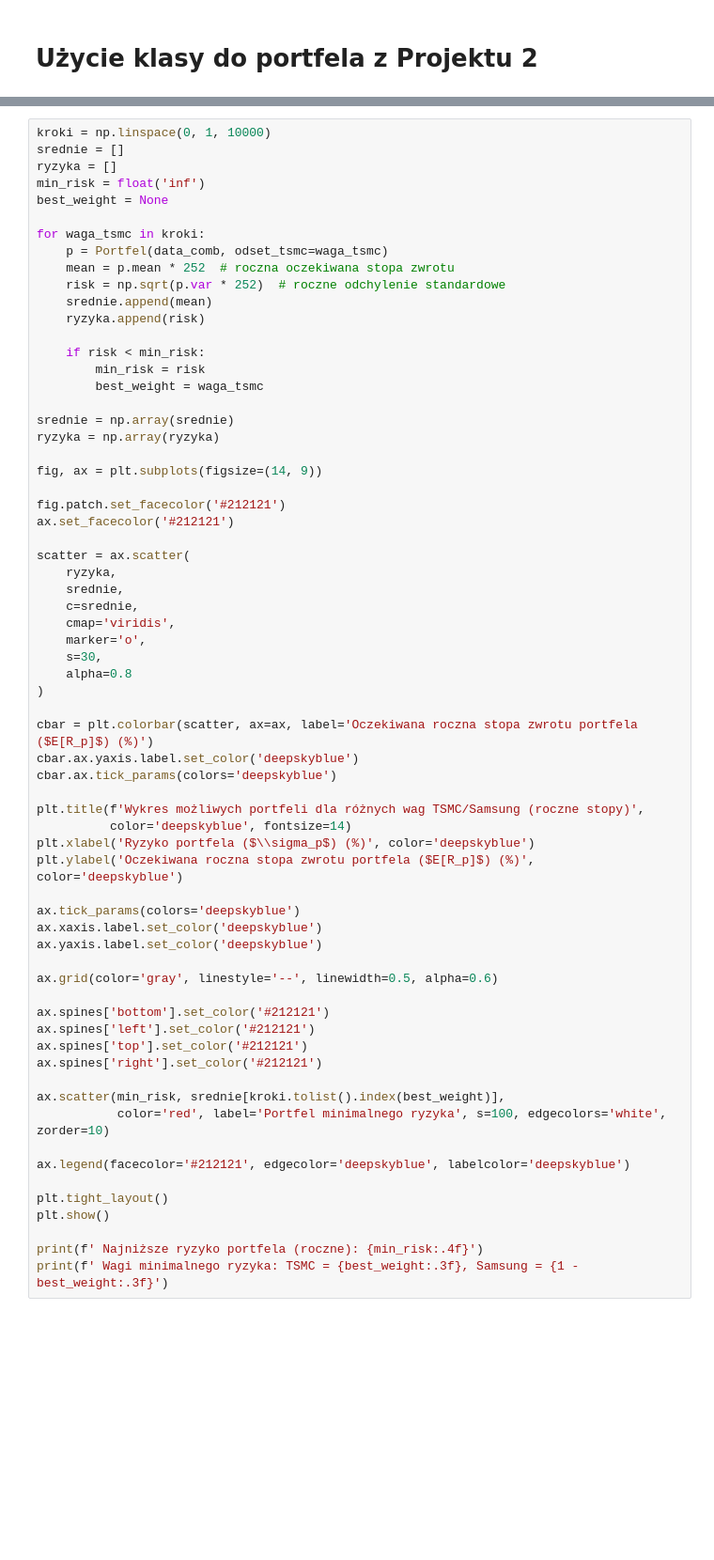
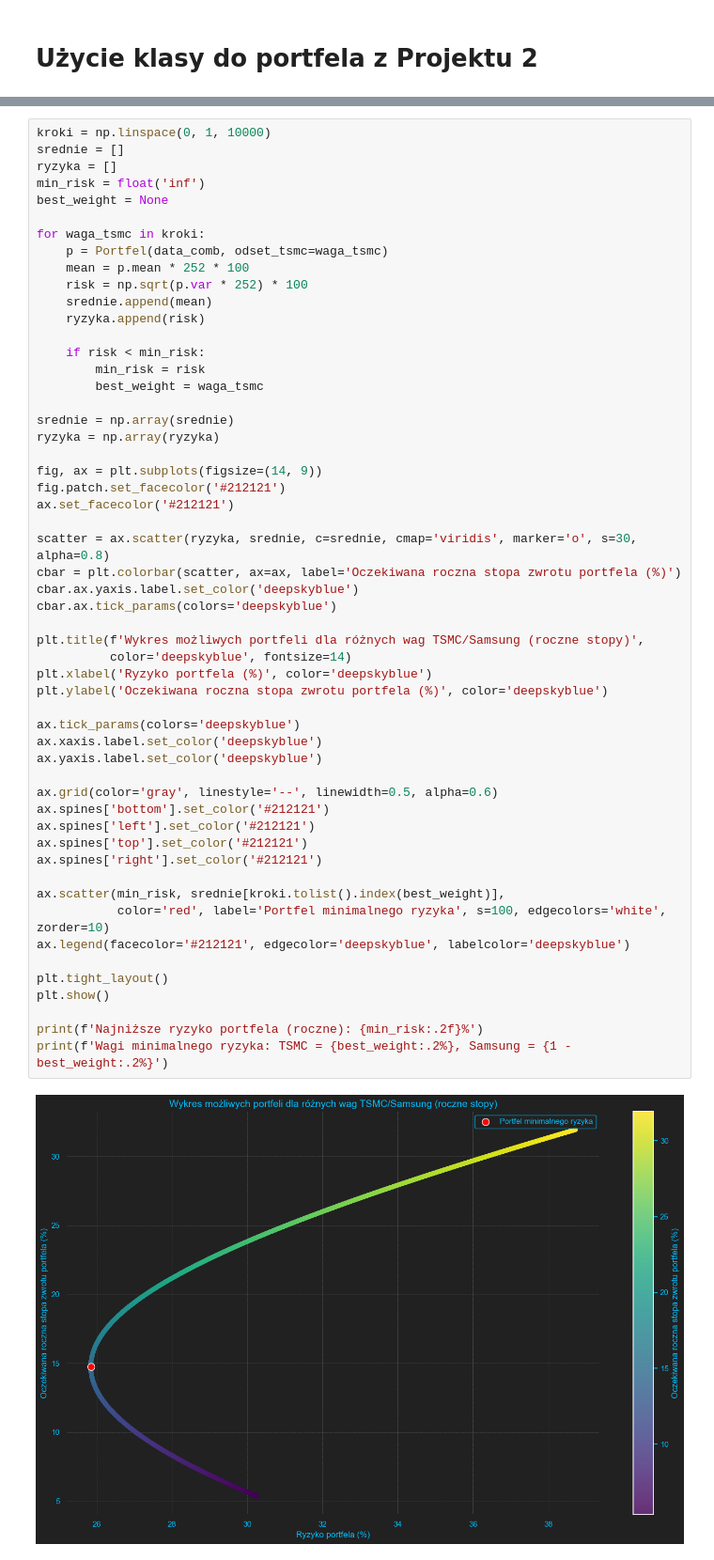
Before and after one commit to mathieuboro/nvidia_risk_management, a Jupyter notebook: projekt-4.ipynb, the cells around one changed output, grey strips where cells are left out. Shown at 94% size. Drawn from its saved outputs; the diff is of its cells as text; blank space fills up the shorter version.

```diff
--- a/projekt-4.ipynb
+++ b/projekt-4.ipynb
@@ -201,8 +176,8 @@ best_weight = None
 
 for waga_tsmc in kroki:
     p = Portfel(data_comb, odset_tsmc=waga_tsmc)
-    mean = p.mean * 252  # roczna oczekiwana stopa zwrotu
-    risk = np.sqrt(p.var * 252)  # roczne odchylenie standardowe
+    mean = p.mean * 252 * 100
+    risk = np.sqrt(p.var * 252) * 100
     srednie.append(mean)
     ryzyka.append(risk)
 
@@ -214,48 +189,37 @@ srednie = np.array(srednie)
 ryzyka = np.array(ryzyka)
 
 fig, ax = plt.subplots(figsize=(14, 9))
-
 fig.patch.set_facecolor('#212121')
 ax.set_facecolor('#212121')
 
-scatter = ax.scatter(
-    ryzyka,
-    srednie,
-    c=srednie,
-    cmap='viridis',
-    marker='o',
-    s=30,
-    alpha=0.8
-)
-
-cbar = plt.colorbar(scatter, ax=ax, label='Oczekiwana roczna stopa zwrotu portfela ($E[R_p]$) (%)')
+scatter = ax.scatter(ryzyka, srednie, c=srednie, cmap='viridis', marker='o', s=30, alpha=0.8)
+cbar = plt.colorbar(scatter, ax=ax, label='Oczekiwana roczna stopa zwrotu portfela (%)')
 cbar.ax.yaxis.label.set_color('deepskyblue')
 cbar.ax.tick_params(colors='deepskyblue')
 
 plt.title(f'Wykres możliwych portfeli dla różnych wag TSMC/Samsung (roczne stopy)',
           color='deepskyblue', fontsize=14)
-plt.xlabel('Ryzyko portfela ($\\sigma_p$) (%)', color='deepskyblue')
-plt.ylabel('Oczekiwana roczna stopa zwrotu portfela ($E[R_p]$) (%)', color='deepskyblue')
+plt.xlabel('Ryzyko portfela (%)', color='deepskyblue')
+plt.ylabel('Oczekiwana roczna stopa zwrotu portfela (%)', color='deepskyblue')
 
 ax.tick_params(colors='deepskyblue')
 ax.xaxis.label.set_color('deepskyblue')
 ax.yaxis.label.set_color('deepskyblue')
 
 ax.grid(color='gray', linestyle='--', linewidth=0.5, alpha=0.6)
-
 ax.spines['bottom'].set_color('#212121')
 ax.spines['left'].set_color('#212121')
 ax.spines['top'].set_color('#212121')
 ax.spines['right'].set_color('#212121')
 
 ax.scatter(min_risk, srednie[kroki.tolist().index(best_weight)],
            color='red', label='Portfel minimalnego ryzyka', s=100, edgecolors='white', zorder=10)
-
 ax.legend(facecolor='#212121', edgecolor='deepskyblue', labelcolor='deepskyblue')
 
 plt.tight_layout()
 plt.show()
 
-print(f' Najniższe ryzyko portfela (roczne): {min_risk:.4f}')
-print(f' Wagi minimalnego ryzyka: TSMC = {best_weight:.3f}, Samsung = {1 - best_weight:.3f}')
+print(f'Najniższe ryzyko portfela (roczne): {min_risk:.2f}%')
+print(f'Wagi minimalnego ryzyka: TSMC = {best_weight:.2%}, Samsung = {1 - best_weight:.2%}')
 # %% [output]
+[figure, new version]
```
Also changed, not shown: parts of 9 cells of this notebook, 2 other files.
